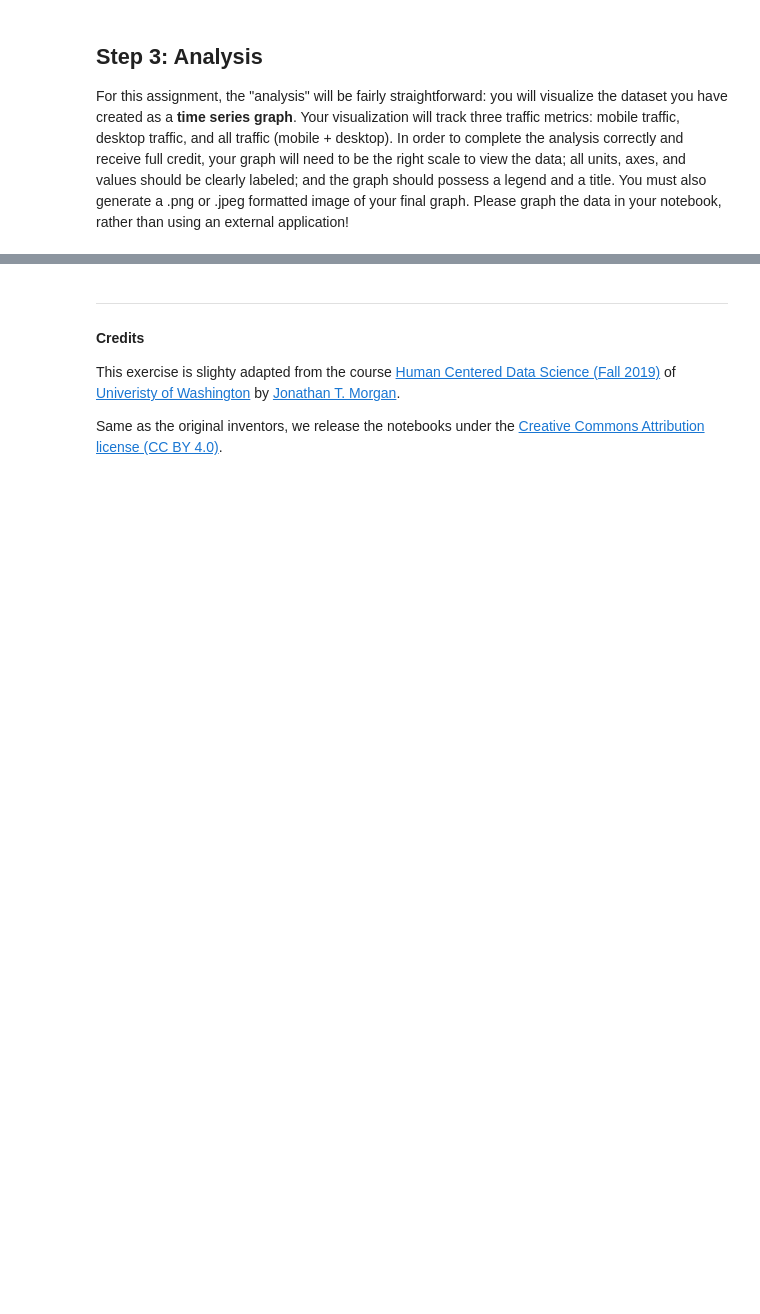
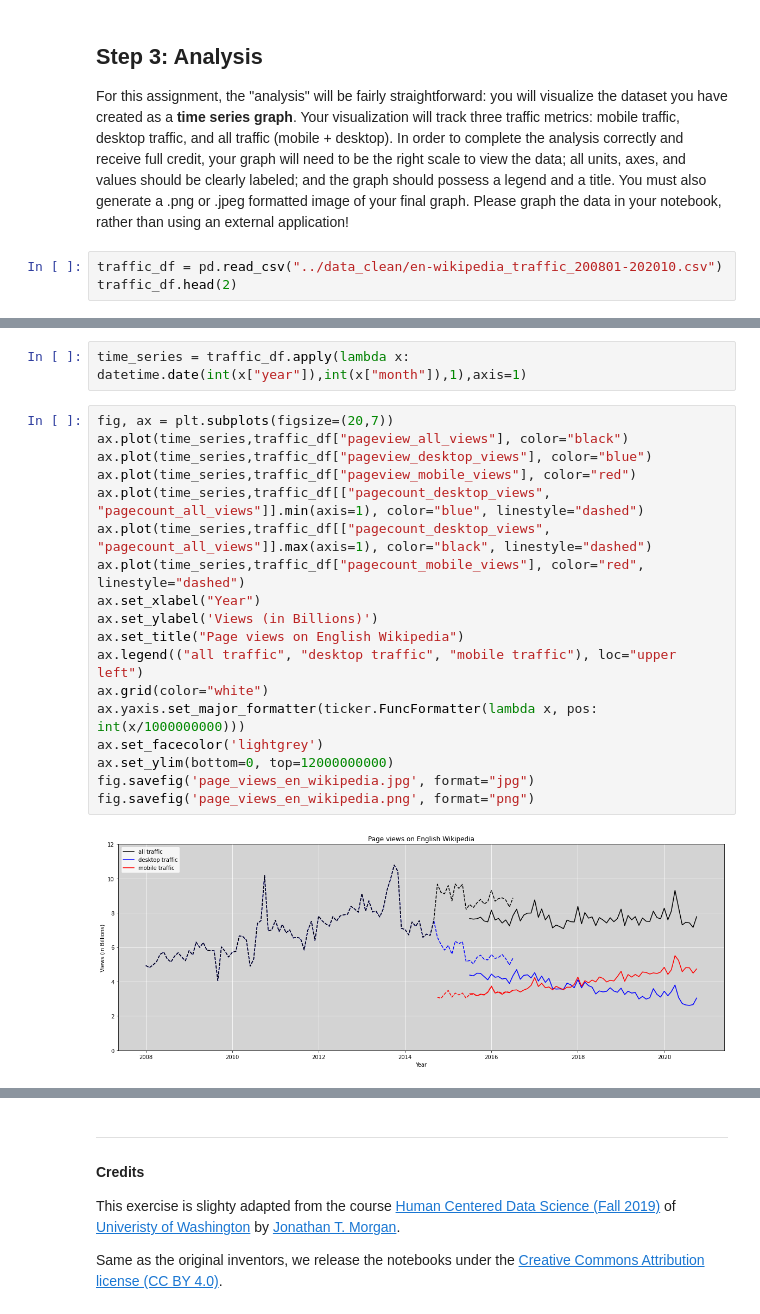
Before and after one commit to chrisk280/A2-hcds-hcc-chki, a Jupyter notebook: src/A2_ReproducibilityWorkflow.ipynb, the cells around one changed output, grey strips where cells are left out. Cells and saved outputs as stored; diff of their text form; blank space fills up the shorter version.

```diff
--- a/src/A2_ReproducibilityWorkflow.ipynb
+++ b/src/A2_ReproducibilityWorkflow.ipynb
@@ -451,3 +478,6 @@ traffic_df.to_csv("../data_clean/en-wikipedia_traffic_200801-202010.csv", index=
 
 For this assignment, the "analysis" will be fairly straightforward: you will visualize the dataset you have created as a **time series graph**. Your visualization will track three traffic metrics: mobile traffic, desktop traffic, and all traffic (mobile + desktop). In order to complete the analysis correctly and receive full credit, your graph will need to be the right scale to view the data; all units, axes, and values should be clearly labeled; and the graph should possess a legend and a title. You must also generate a .png or .jpeg formatted image of your final graph.
 Please graph the data in your notebook, rather than using an external application!
+# %%
+traffic_df = pd.read_csv("../data_clean/en-wikipedia_traffic_200801-202010.csv")
+traffic_df.head(2)
@@ -453,0 +488,22 @@ Please graph the data in your notebook, rather than using an external applicatio
+# %%
+time_series = traffic_df.apply(lambda x: datetime.date(int(x["year"]),int(x["month"]),1),axis=1)
+# %%
+fig, ax = plt.subplots(figsize=(20,7))
+ax.plot(time_series,traffic_df["pageview_all_views"], color="black")
+ax.plot(time_series,traffic_df["pageview_desktop_views"], color="blue")
+ax.plot(time_series,traffic_df["pageview_mobile_views"], color="red")
+ax.plot(time_series,traffic_df[["pagecount_desktop_views", "pagecount_all_views"]].min(axis=1), color="blue", linestyle="dashed")
+ax.plot(time_series,traffic_df[["pagecount_desktop_views", "pagecount_all_views"]].max(axis=1), color="black", linestyle="dashed")
+ax.plot(time_series,traffic_df["pagecount_mobile_views"], color="red", linestyle="dashed")
+ax.set_xlabel("Year")
+ax.set_ylabel('Views (in Billions)')
+ax.set_title("Page views on English Wikipedia")
+ax.legend(("all traffic", "desktop traffic", "mobile traffic"), loc="upper left")
+ax.grid(color="white")
+ax.yaxis.set_major_formatter(ticker.FuncFormatter(lambda x, pos: int(x/1000000000)))
+ax.set_facecolor('lightgrey')
+ax.set_ylim(bottom=0, top=12000000000)
+fig.savefig('page_views_en_wikipedia.jpg', format="jpg")
+fig.savefig('page_views_en_wikipedia.png', format="png")
+# %% [output]
+[figure, added]
```
Also changed, not shown: parts of 11 cells of this notebook, 4 other files.
